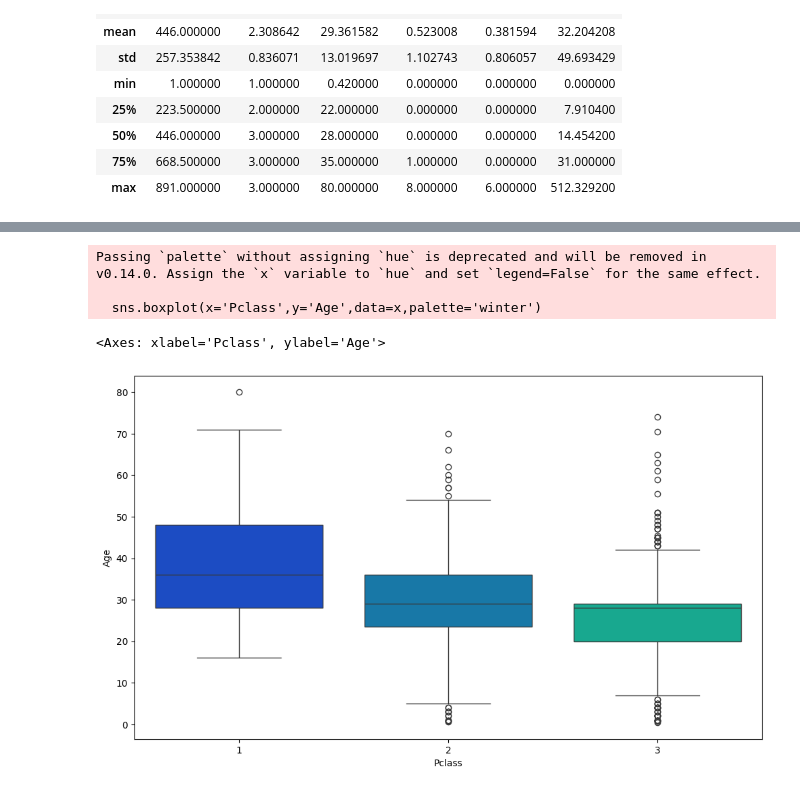
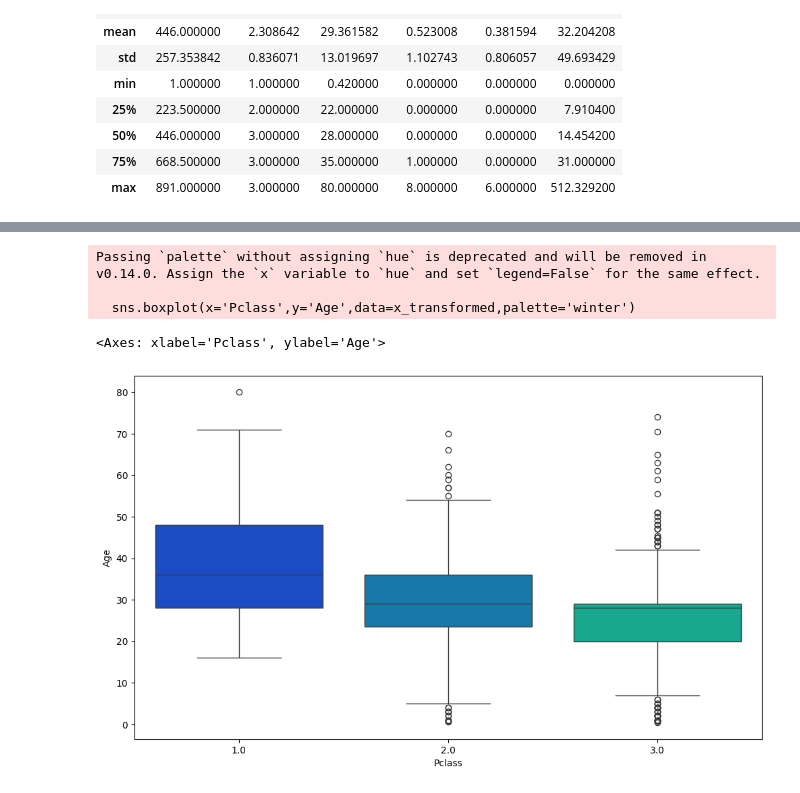
Before and after one commit to asquar29/assignment, a Jupyter notebook: Day1.ipynb, the cells around one changed output, grey strips where cells are left out. Drawn from its saved outputs; the diff is of its cells as text; code cells hidden in the pictures.

```diff
--- a/Day1.ipynb
+++ b/Day1.ipynb
@@ -384,4 +386,12 @@ preprocessor = ColumnTransformer(
         ],
     remainder='passthrough'
 )
-x_transformed =pd.DataFrame(preprocessor.fit_transform(x),columns=x.columns)
+
+# 4. Apply transformation
+x_encoded =preprocessor.fit_transform(x)
+
+# 5. Get new column names for the encoded features
+encoded_columns = preprocessor.named_transformers_['OneHotEncoder'].get_feature_names_out(cat_features)
+
+# 6. Create a new DataFrame with proper column names
+x_transformed = pd.DataFrame(df_encoded, columns=list(encoded_columns) + [col for col in df.columns if col not in cat_features])
@@ -452,7 +441,7 @@ np.float64(17.944824999999998)
 # %%
 # Identify the outliers in the 'Pclass' column using IQR Method
-Q1 = x['Fare'].quantile(0.25)
-Q3 = x['Fare'].quantile(0.75)
+Q1 = x_transformed['Fare'].quantile(0.25)
+Q3 = x_transformed['Fare'].quantile(0.75)
 
 IQR = Q3 -Q1
 
@@ -461,7 +450,7 @@ low_boundary = Q1-1.5*IQR
 high_boundary = Q3+1.5*IQR
 
 # filter out outliers
-x = x[(x['Fare']>=low_boundary) & (x['Fare']<=high_boundary)]
+x_transformed = x_transformed[(x_transformed['Fare']>=low_boundary) & (x_transformed['Fare']<=high_boundary)]
 
-x.describe()
+x_transformed.describe()
 # %% [output]
@@ -495,7 +488,7 @@ Passing `palette` without assigning `hue` is deprecated and will be removed in v
 # %%
 # Identify the outliers in the 'Pclass' column using IQR Method
-Q1 = x['Pclass'].quantile(0.25)
-Q3 = x['Pclass'].quantile(0.75)
+Q1 = x_transformed['Pclass'].quantile(0.25)
+Q3 = x_transformed['Pclass'].quantile(0.75)
 
 IQR = Q3 -Q1
 
@@ -504,7 +497,7 @@ low_boundary = Q1-1.5*IQR
 high_boundary = Q3+1.5*IQR
 
 # filter out outliers
-x = x[(x['Pclass']>=low_boundary) & (x['Pclass']<=high_boundary)]
+x_transformed = x_transformed[(x_transformed['Pclass']>=low_boundary) & (x_transformed['Pclass']<=high_boundary)]
 
-x.describe()
+x_transformed.describe()
 # %% [output]
@@ -520,9 +513,9 @@ x.describe()
 # %%
 plt.figure(figsize=(12,7))
-sns.boxplot(x='Pclass',y='Age',data=x,palette='winter')
+sns.boxplot(x='Pclass',y='Age',data=x_transformed,palette='winter')
 # %% [output]
 Passing `palette` without assigning `hue` is deprecated and will be removed in v0.14.0. Assign the `x` variable to `hue` and set `legend=False` for the same effect.
 
-  sns.boxplot(x='Pclass',y='Age',data=x,palette='winter')
+  sns.boxplot(x='Pclass',y='Age',data=x_transformed,palette='winter')
 <Axes: xlabel='Pclass', ylabel='Age'>
-[figure, old version]
+[figure, new version]
```
Also changed, not shown: parts of 20 cells of this notebook, 1 other file.
